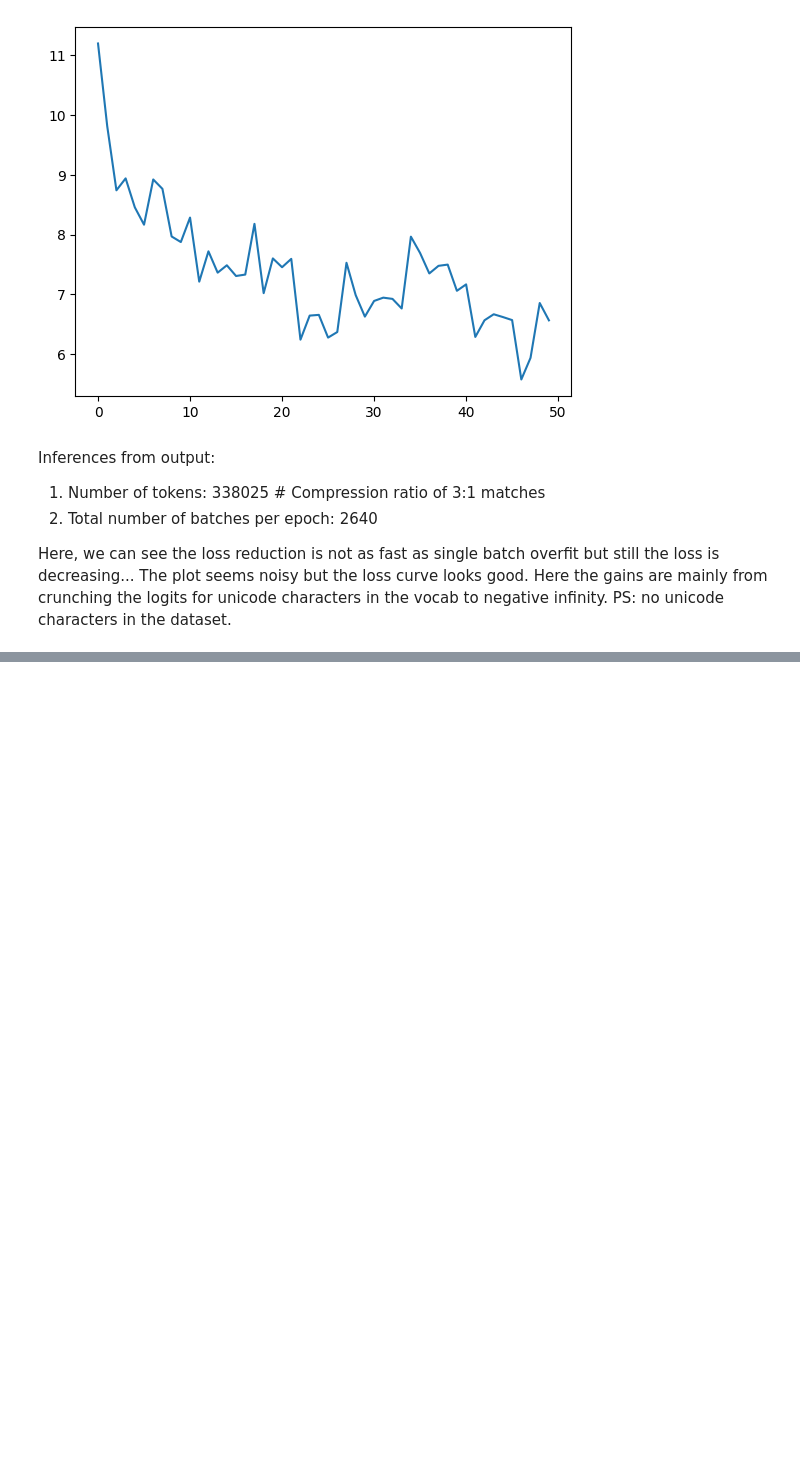
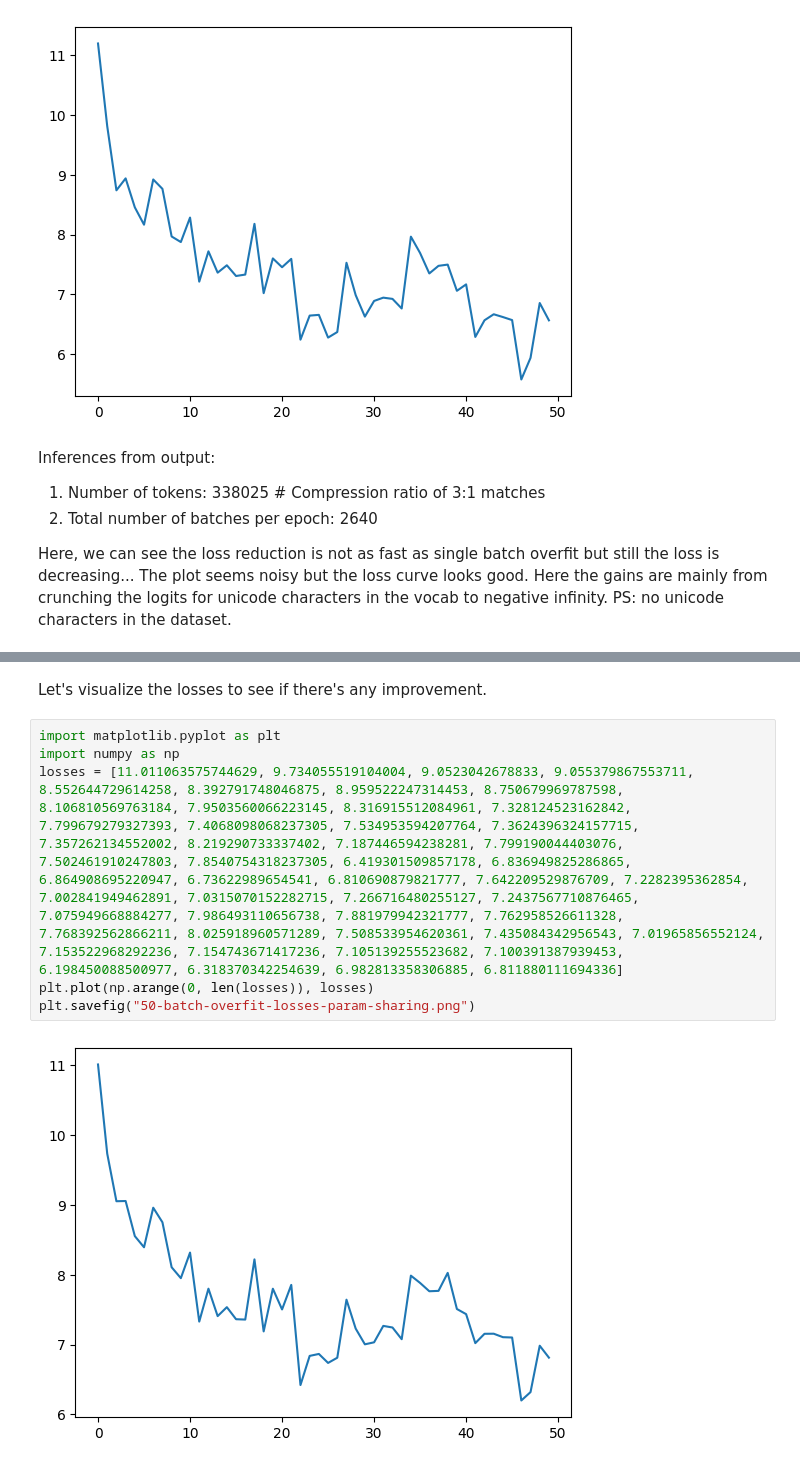
Before and after one commit to JpChii/gpt2-reproduced, a Jupyter notebook: playground.ipynb, the cells around one changed output, grey strips where cells are left out. Drawn from its saved outputs; the diff is of its cells as text; blank space fills up the shorter version.

```diff
--- a/playground.ipynb
+++ b/playground.ipynb
@@ -788,0 +826,10 @@ Here the gains are mainly from crunching the logits for unicode characters in th
+# %% [markdown]
+Let's visualize the losses to see if there's any improvement.
+# %%
+import matplotlib.pyplot as plt
+import numpy as np
+losses = [11.011063575744629, 9.734055519104004, 9.0523042678833, 9.055379867553711, 8.552644729614258, 8.392791748046875, 8.959522247314453, 8.750679969787598, 8.106810569763184, 7.9503560066223145, 8.316915512084961, 7.328124523162842, 7.799679279327393, 7.4068098068237305, 7.534953594207764, 7.3624396324157715, 7.357262134552002, 8.219290733337402, 7.187446594238281, 7.799190044403076, 7.502461910247803, 7.8540754318237305, 6.419301509857178, 6.836949825286865, 6.864908695220947, 6.73622989654541, 6.810690879821777, 7.642209529876709, 7.2282395362854, 7.002841949462891, 7.0315070152282715, 7.266716480255127, 7.2437567710876465, 7.075949668884277, 7.986493110656738, 7.881979942321777, 7.762958526611328, 7.768392562866211, 8.025918960571289, 7.508533954620361, 7.435084342956543, 7.01965856552124, 7.153522968292236, 7.154743671417236, 7.105139255523682, 7.100391387939453, 6.198450088500977, 6.318370342254639, 6.982813358306885, 6.811880111694336]
+plt.plot(np.arange(0, len(losses)), losses)
+plt.savefig("50-batch-overfit-losses-param-sharing.png")
+# %% [output]
+[figure, added]
```
Also changed, not shown: parts of 19 cells of this notebook, 4 other files.
